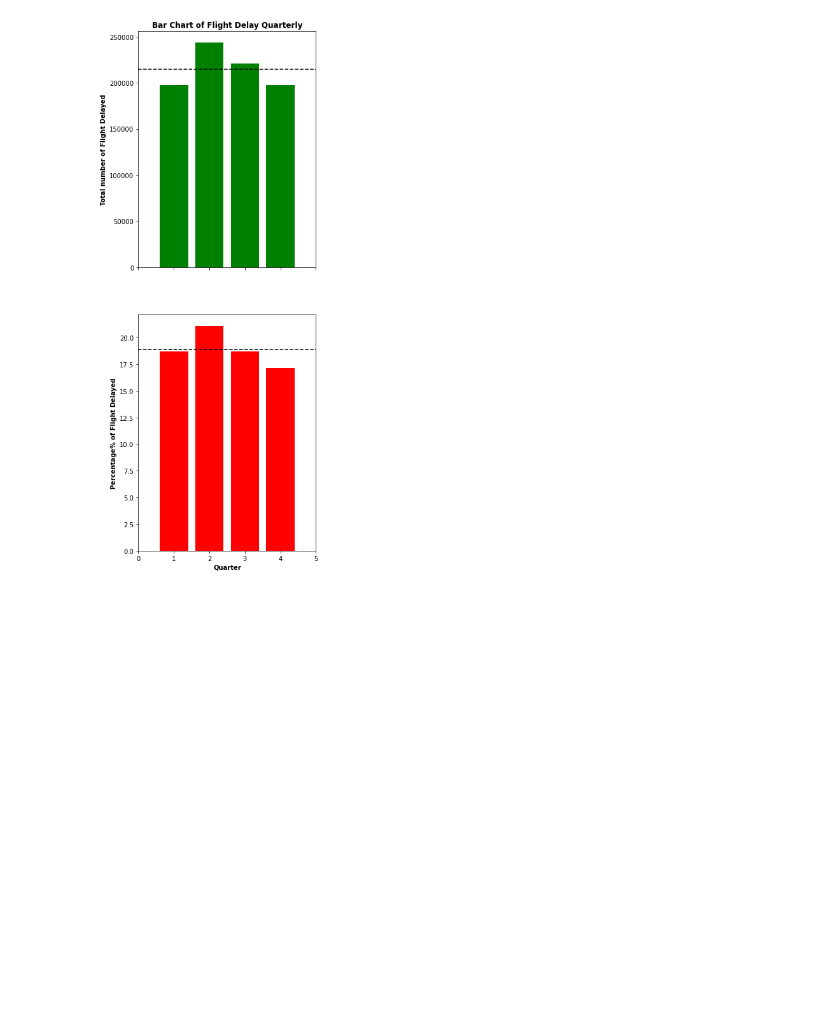
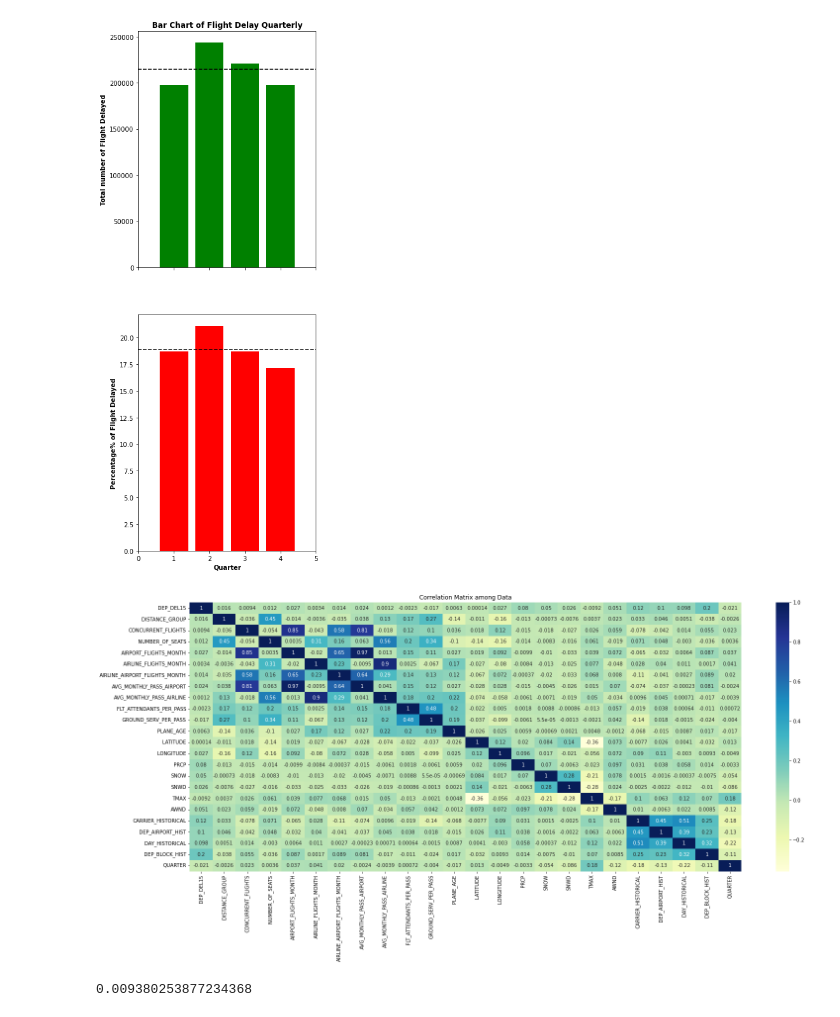
Before and after one commit to Fabuloski/Flight-Delay-Prediction, a Jupyter notebook: Flight Delay Prediction.ipynb, the cells around one changed output. Cells and saved outputs as stored; diff of their text form; code cells hidden in the pictures; blank space fills up the shorter version.

```diff
--- a/Flight Delay Prediction.ipynb
+++ b/Flight Delay Prediction.ipynb
@@ -285,3 +301,14 @@ ax1.set_xlabel('Quarter', fontweight="bold")
 ax1.set_xlim(0,5);
 # %% [output]
 [figure]
+# %%
+corr_matrix= train_data.corr()
+fig,ax=plt.subplots(figsize=(25,10))
+ax= sns.heatmap(corr_matrix, annot=True,cmap='YlGnBu');
+plt.title('Correlation Matrix among Data');
+# %% [output]
+[figure, added]
+# %%
+train_data['DEP_DEL15'].corr(train_data['CONCURRENT_FLIGHTS'])
+# %% [output]
+0.009380253877234368
```
Also changed, not shown: parts of 48 cells of this notebook.
